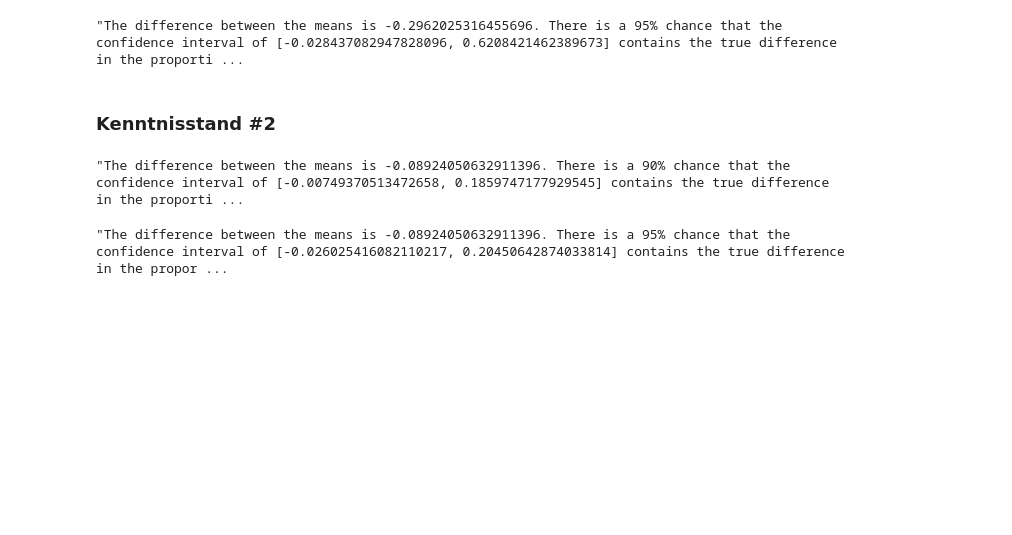
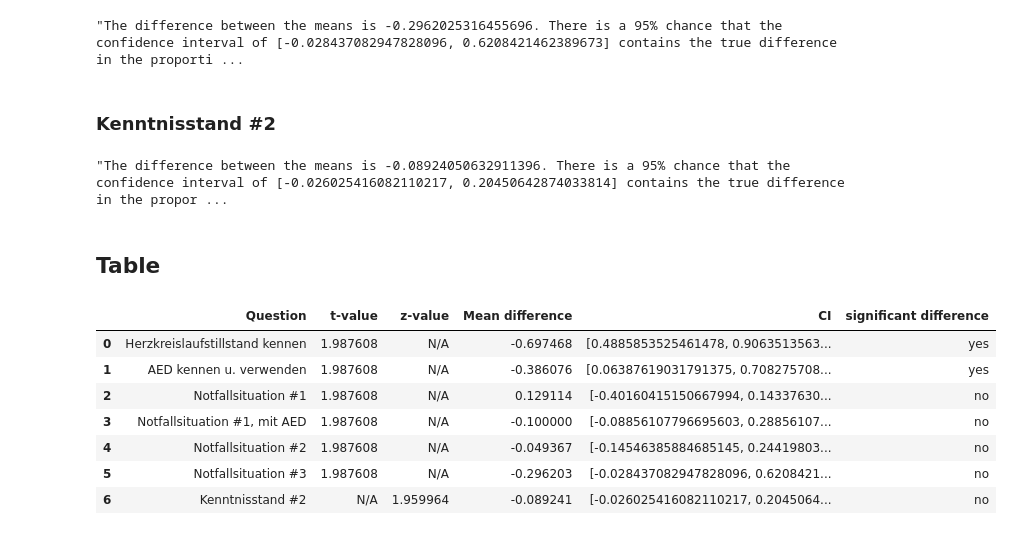
Before and after one commit to henryclara/MedicalStatisticalAnalysis, a Jupyter notebook: Results.ipynb, the cells around one changed output. Drawn from its saved outputs; the diff is of its cells as text; code cells hidden in the pictures; blank space fills up the shorter version.

```diff
--- a/Results.ipynb
+++ b/Results.ipynb
@@ -56,0 +50,4 @@ ConfInt(0, 1, 79, 10, 0.95)
+# %%
+NFS1_AED = ['Notfallsituation #1, mit AED', *ConfInt(0, 1, 79, 10, 0.95)[1:]]
+
+ConfInt(0, 1, 79, 10, 0.95)[0]
@@ -76,8 +71,4 @@ ConfInt(24, 6, 79, 10, 0.95)
 "The difference between the means is -0.2962025316455696. There is a 95% chance that the confidence interval of [-0.028437082947828096, 0.6208421462389673] contains the true difference in the proporti ...
 # %% [markdown]
 ### Kenntnisstand \#2
-# %%
-ConfInt(228, 36, 632, 80, 0.9)
-# %% [output]
-"The difference between the means is -0.08924050632911396. There is a 90% chance that the confidence interval of [-0.00749370513472658, 0.1859747177929545] contains the true difference in the proporti ...
 # %%
@@ -85,2 +78,22 @@ ConfInt(228, 36, 632, 80, 0.95)
 # %% [output]
 "The difference between the means is -0.08924050632911396. There is a 95% chance that the confidence interval of [-0.026025416082110217, 0.20450642874033814] contains the true difference in the propor ...
+# %% [markdown]
+## Table
+# %%
+table = [['Question', 't-score', 'z-score', 'Mean difference', ' CI', 'Significant difference'], HKS, AED, NFS1, NFS1_AED, NFS2, NFS3, KS]
+
+qs = [HKS, AED, NFS1, NFS1_AED, NFS2, NFS3, KS]
+
+df = pd.DataFrame(columns=['Question', 't-value', 'z-value', 'Mean difference', ' CI', 'significant difference'])
+
+for q in qs:
+    df.loc[len(df.index)] = q
+# %% [output]
+|  | Question | t-value | z-value | Mean difference | CI | significant difference |
+| 0 | Herzkreislaufstillstand kennen | 1.987608 | N/A | -0.697468 | [0.4885853525461478, 0.9063513563... | yes |
+| 1 | AED kennen u. verwenden | 1.987608 | N/A | -0.386076 | [0.06387619031791375, 0.708275708... | yes |
+| 2 | Notfallsituation #1 | 1.987608 | N/A | 0.129114 | [-0.40160415150667994, 0.14337630... | no |
+| 3 | Notfallsituation #1, mit AED | 1.987608 | N/A | -0.100000 | [-0.08856107796695603, 0.28856107... | no |
+| 4 | Notfallsituation #2 | 1.987608 | N/A | -0.049367 | [-0.14546385884685145, 0.24419803... | no |
+| 5 | Notfallsituation #3 | 1.987608 | N/A | -0.296203 | [-0.028437082947828096, 0.6208421... | no |
+| 6 | Kenntnisstand #2 | N/A | 1.959964 | -0.089241 | [-0.026025416082110217, 0.2045064... | no |
```
Also changed, not shown: parts of 17 cells of this notebook, 1 other file.
